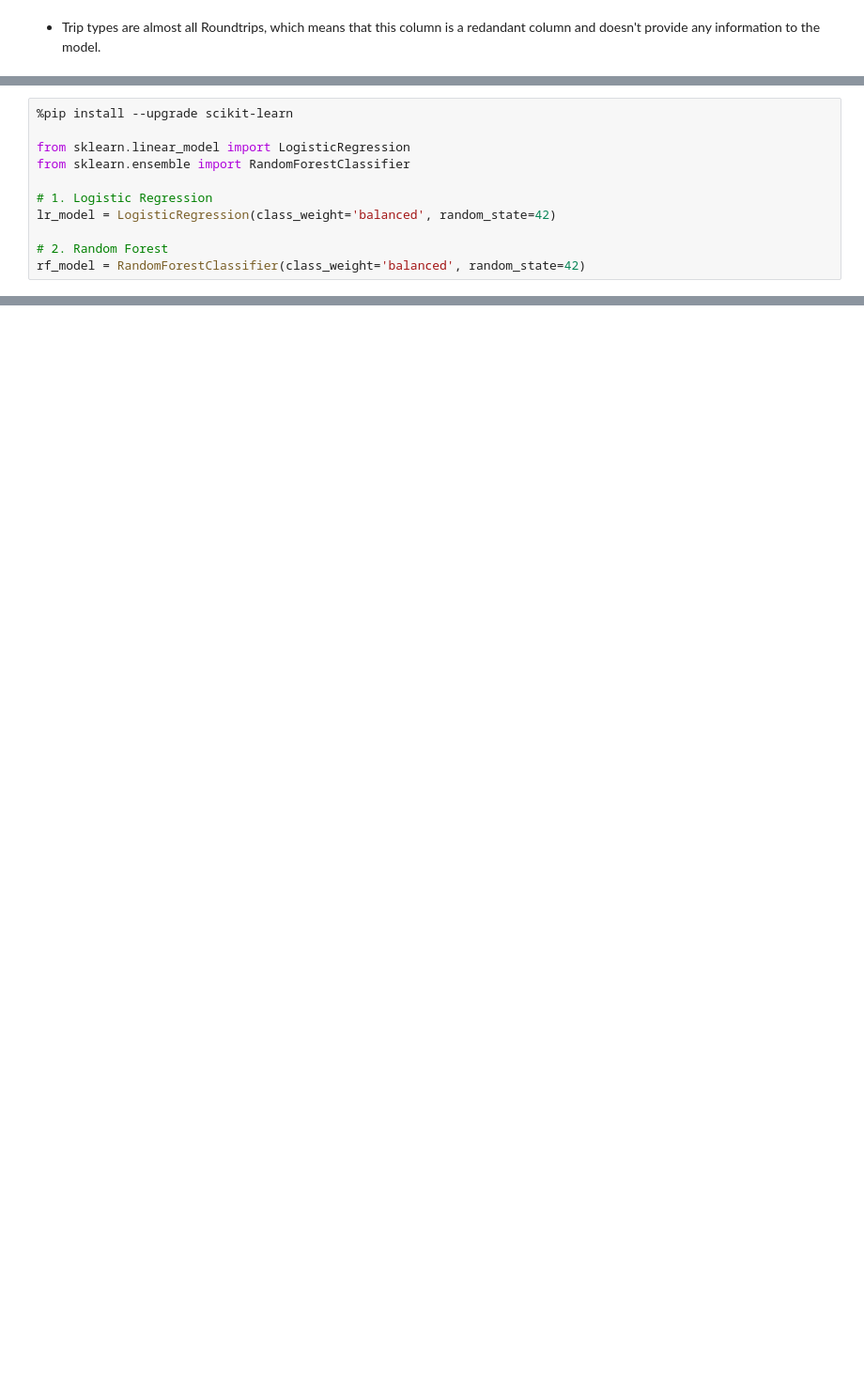
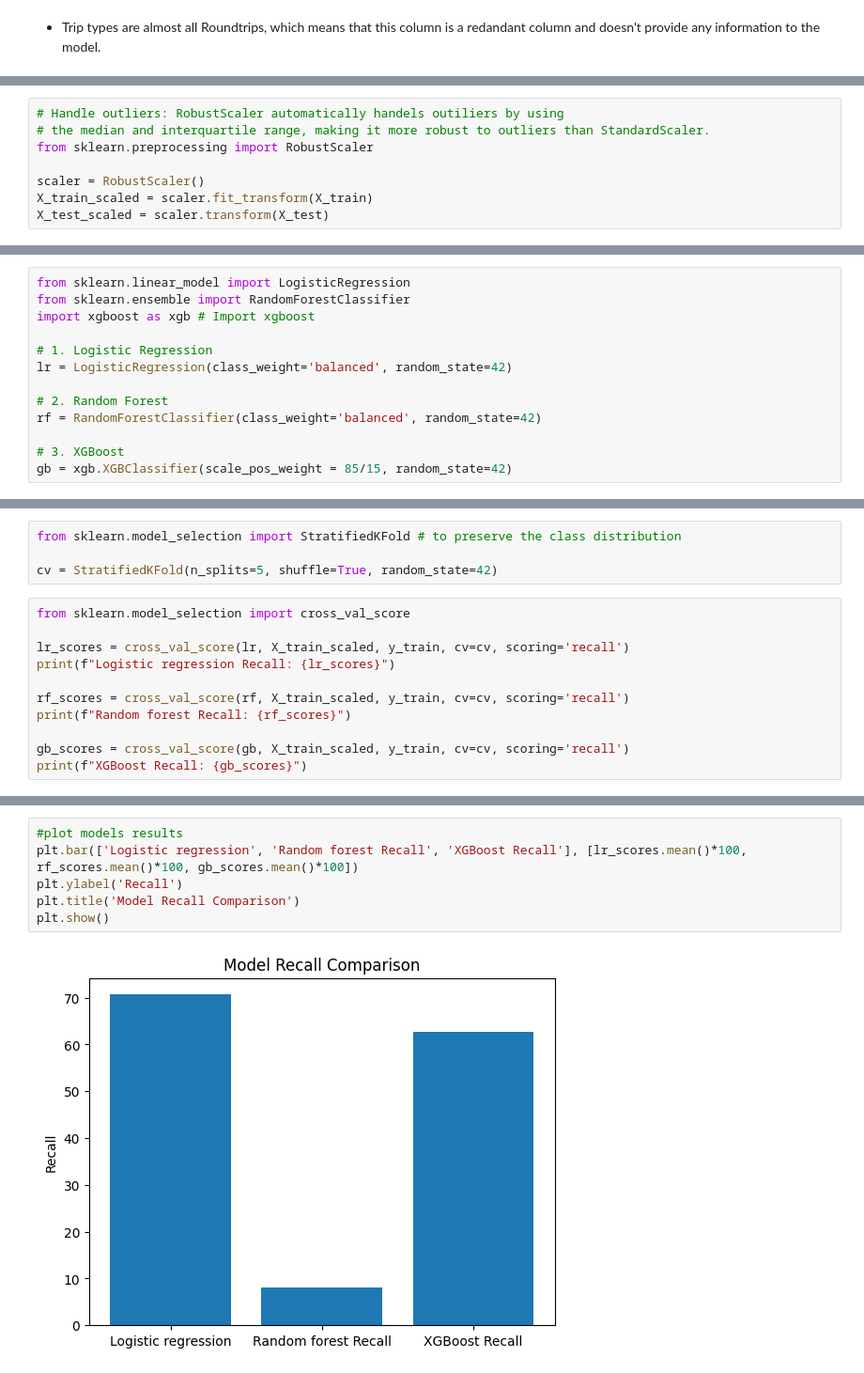
Before and after one commit to youssefsame7/British-Airways-Virtual-Internship, a Jupyter notebook: task2.ipynb, the cells around one changed output, grey strips where cells are left out. Shown at 94% size. Drawn from its saved outputs; the diff is of its cells as text; blank space fills up the shorter version.

```diff
--- a/task2.ipynb
+++ b/task2.ipynb
@@ -221,0 +242,8 @@ X_test_encoded = te.transform(X_test[['booking_origin', 'route']])
+# %%
+# Handle outliers: RobustScaler automatically handels outiliers by using
+# the median and interquartile range, making it more robust to outliers than StandardScaler.
+from sklearn.preprocessing import RobustScaler
+
+scaler = RobustScaler()
+X_train_scaled = scaler.fit_transform(X_train)
+X_test_scaled = scaler.transform(X_test)
@@ -230,11 +284,13 @@ Common ways to deal with class imbalance:
 # %%
-%pip install --upgrade scikit-learn
-
 from sklearn.linear_model import LogisticRegression
 from sklearn.ensemble import RandomForestClassifier
+import xgboost as xgb # Import xgboost
 
 # 1. Logistic Regression
-lr_model = LogisticRegression(class_weight='balanced', random_state=42)
+lr = LogisticRegression(class_weight='balanced', random_state=42)
 
 # 2. Random Forest
-rf_model = RandomForestClassifier(class_weight='balanced', random_state=42)
+rf = RandomForestClassifier(class_weight='balanced', random_state=42)
+
+# 3. XGBoost
+gb = xgb.XGBClassifier(scale_pos_weight = 85/15, random_state=42)
@@ -242,0 +297,15 @@ ImportError: cannot import name '_average' from 'sklearn.utils._array_api' (c:\U
+# %%
+from sklearn.model_selection import StratifiedKFold # to preserve the class distribution
+
+cv = StratifiedKFold(n_splits=5, shuffle=True, random_state=42)
+# %%
+from sklearn.model_selection import cross_val_score
+
+lr_scores = cross_val_score(lr, X_train_scaled, y_train, cv=cv, scoring='recall')
+print(f"Logistic regression Recall: {lr_scores}")
+
+rf_scores = cross_val_score(rf, X_train_scaled, y_train, cv=cv, scoring='recall')
+print(f"Random forest Recall: {rf_scores}")
+
+gb_scores = cross_val_score(gb, X_train_scaled, y_train, cv=cv, scoring='recall')
+print(f"XGBoost Recall: {gb_scores}")
@@ -242,0 +329,8 @@ ImportError: cannot import name '_average' from 'sklearn.utils._array_api' (c:\U
+# %%
+#plot models results
+plt.bar(['Logistic regression', 'Random forest Recall', 'XGBoost Recall'], [lr_scores.mean()*100, rf_scores.mean()*100, gb_scores.mean()*100])
+plt.ylabel('Recall')
+plt.title('Model Recall Comparison')
+plt.show()
+# %% [output]
+[figure, added]
```
Also changed, not shown: parts of 19 cells of this notebook, 1 other file.
